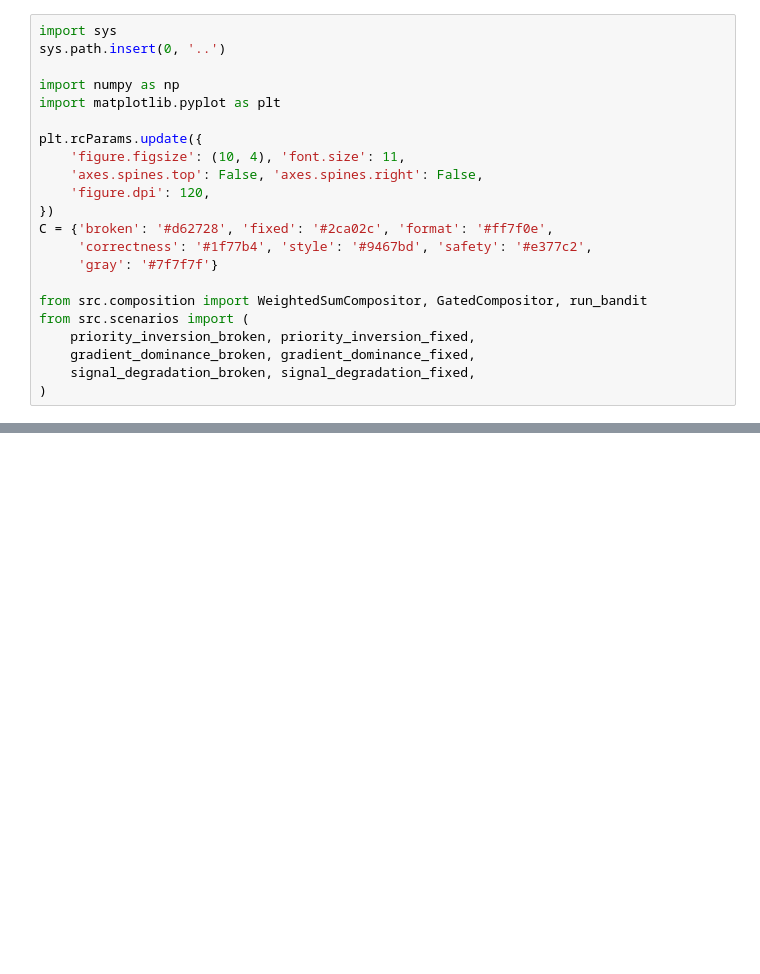
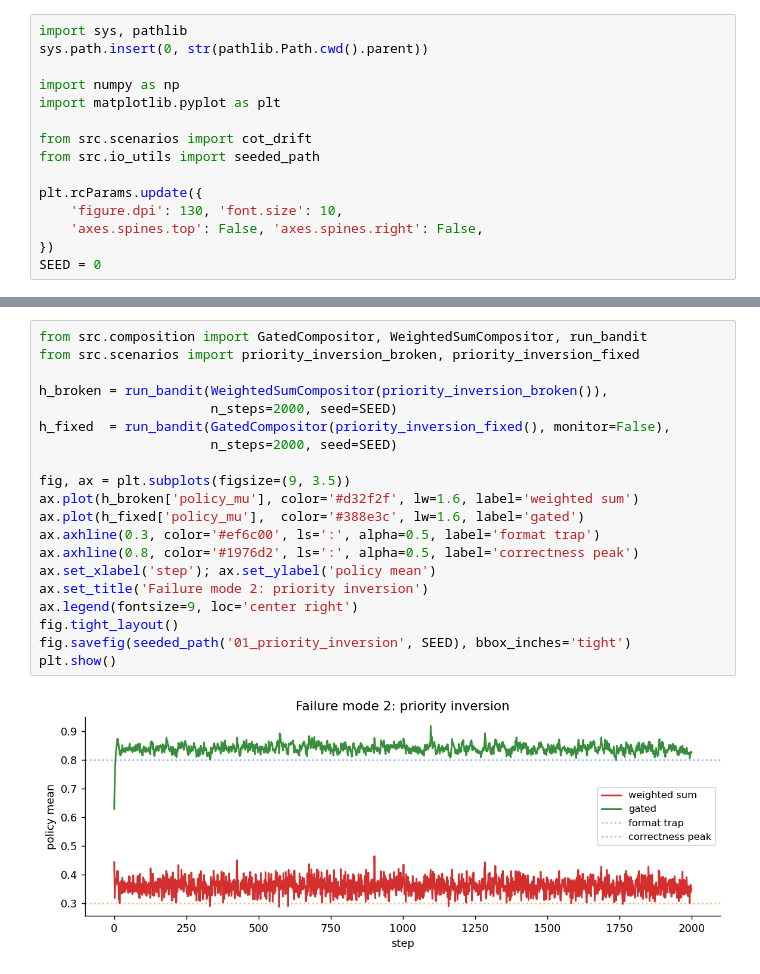
Before and after one commit to ABengani17/reward_cap, a Jupyter notebook: notebooks/01_failures.ipynb, the cells around one changed output, grey strips where cells are left out. Drawn from its saved outputs; the diff is of its cells as text; blank space fills up the shorter version.

```diff
--- a/notebooks/01_failures.ipynb
+++ b/notebooks/01_failures.ipynb
@@ -9,22 +11,15 @@ We use a 1D bandit policy to make the reward landscapes visible. The composition
 # %%
-import sys
-sys.path.insert(0, '..')
+import sys, pathlib
+sys.path.insert(0, str(pathlib.Path.cwd().parent))
 
 import numpy as np
 import matplotlib.pyplot as plt
 
+from src.scenarios import cot_drift
+from src.io_utils import seeded_path
+
 plt.rcParams.update({
-    'figure.figsize': (10, 4), 'font.size': 11,
+    'figure.dpi': 130, 'font.size': 10,
     'axes.spines.top': False, 'axes.spines.right': False,
-    'figure.dpi': 120,
 })
-C = {'broken': '#d62728', 'fixed': '#2ca02c', 'format': '#ff7f0e',
-     'correctness': '#1f77b4', 'style': '#9467bd', 'safety': '#e377c2',
-     'gray': '#7f7f7f'}
-
-from src.composition import WeightedSumCompositor, GatedCompositor, run_bandit
-from src.scenarios import (
-    priority_inversion_broken, priority_inversion_fixed,
-    gradient_dominance_broken, gradient_dominance_fixed,
-    signal_degradation_broken, signal_degradation_fixed,
-)
+SEED = 0
@@ -156,0 +66,22 @@ These are not edge cases. They are the default outcome of ad-hoc weighted sums w
+# %%
+from src.composition import GatedCompositor, WeightedSumCompositor, run_bandit
+from src.scenarios import priority_inversion_broken, priority_inversion_fixed
+
+h_broken = run_bandit(WeightedSumCompositor(priority_inversion_broken()),
+                      n_steps=2000, seed=SEED)
+h_fixed  = run_bandit(GatedCompositor(priority_inversion_fixed(), monitor=False),
+                      n_steps=2000, seed=SEED)
+
+fig, ax = plt.subplots(figsize=(9, 3.5))
+ax.plot(h_broken['policy_mu'], color='#d32f2f', lw=1.6, label='weighted sum')
+ax.plot(h_fixed['policy_mu'],  color='#388e3c', lw=1.6, label='gated')
+ax.axhline(0.3, color='#ef6c00', ls=':', alpha=0.5, label='format trap')
+ax.axhline(0.8, color='#1976d2', ls=':', alpha=0.5, label='correctness peak')
+ax.set_xlabel('step'); ax.set_ylabel('policy mean')
+ax.set_title('Failure mode 2: priority inversion')
+ax.legend(fontsize=9, loc='center right')
+fig.tight_layout()
+fig.savefig(seeded_path('01_priority_inversion', SEED), bbox_inches='tight')
+plt.show()
+# %% [output]
+[figure, added]
```
Also changed, not shown: parts of 17 cells of this notebook, 37 other files.
